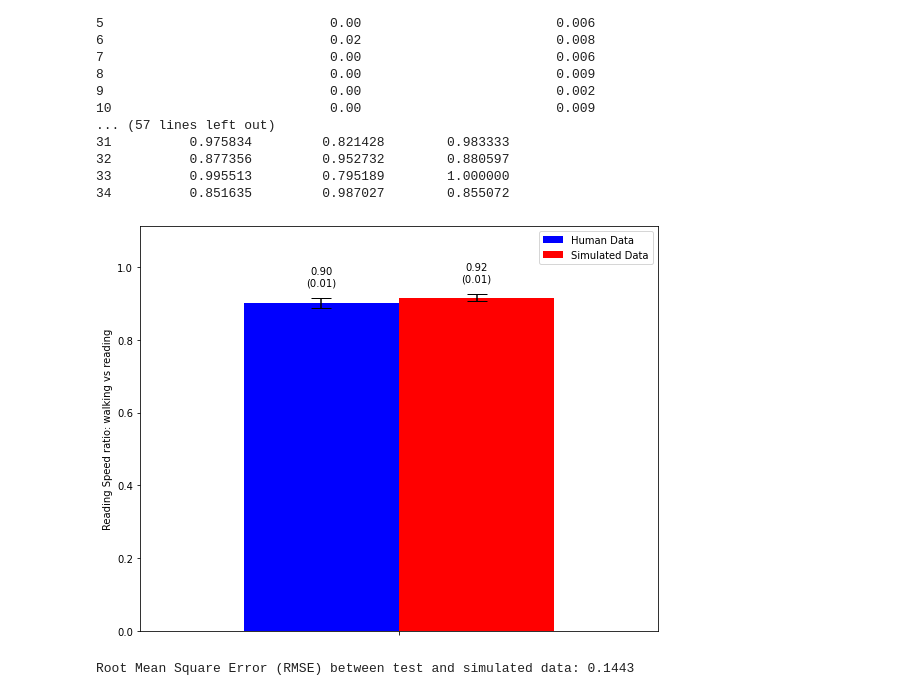
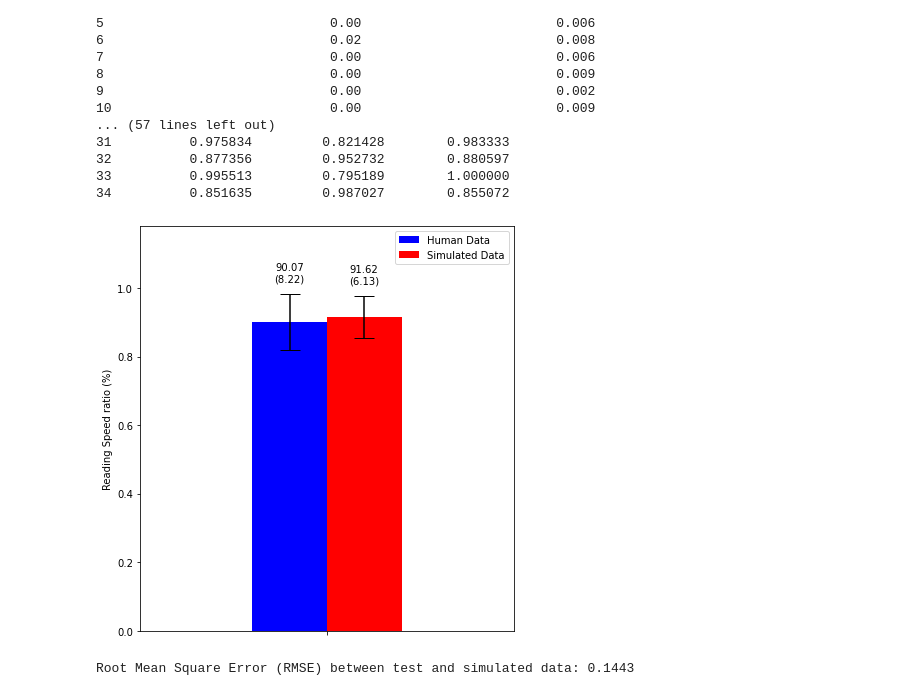
Before and after one commit to BaiYunpeng1949/heads-up-multitasker, a Jupyter notebook: huc/envs/mobile_reading/results/Grid Search and repeated cross validation for the reading speed decrement.ipynb, the cells around one changed output. Cells and saved outputs as stored; diff of their text form; code cells hidden in the pictures.

Commit message:
0826-HUC-POMDPSelect.py-Change sem to std as required by Prof Antti, show more data distribution details.

```diff
--- a/huc/envs/mobile_reading/results/Grid Search and repeated cross validation for the reading speed decrement.ipynb
+++ b/huc/envs/mobile_reading/results/Grid Search and repeated cross validation for the reading speed decrement.ipynb
@@ -75,52 +75,52 @@ labels = ['Walking Reading Speed vs Standing Reading Speed']
 labels = []
 
 # Calculate SEM
-def sem(data):
-    return np.std(data) / np.sqrt(len(data))
+def std(data):
+    return np.std(data) #/ np.sqrt(len(data))
 
 # Extract means and SEM for the test and simulation data
 mean_test_ratio = np.mean(results['test_mean_ratio'])
-sem_test_ratio = sem(results['test_mean_ratio'])
+std_test_ratio = std(results['test_mean_ratio'])
 mean_simulated_ratio = np.mean(results['sim_mean_ratio'])
-sem_simulated_ratio = sem(results['sim_mean_ratio'])
+std_simulated_ratio = std(results['sim_mean_ratio'])
 
 # Plotting
 x = np.array([0.5])  # set the x location to 0.5, so it's centered
-width = 0.3  # bar width
+width = 0.2  # bar width
 
-fig, ax = plt.subplots(figsize=(8, 6))
+fig, ax = plt.subplots(figsize=(6, 6))
 fig.subplots_adjust(left=0.4, right=0.6, top=0.9, bottom=0.2)  # Adjust white space margins
 
-rects1 = ax.bar(x - width/2, mean_test_ratio, width, label='Human Data', color='blue', yerr=sem_test_ratio, capsize=10)
-rects2 = ax.bar(x + width/2, mean_simulated_ratio, width, label='Simulated Data', color='red', yerr=sem_simulated_ratio, capsize=10)
+rects1 = ax.bar(x - width/2, mean_test_ratio, width, label='Human Data', color='blue', yerr=std_test_ratio, capsize=10)
+rects2 = ax.bar(x + width/2, mean_simulated_ratio, width, label='Simulated Data', color='red', yerr=std_simulated_ratio, capsize=10)
 
 # Annotating bars with mean and SEM values
-for rects, mean_val, sem_val in [(rects1, mean_test_ratio, sem_test_ratio), (rects2, mean_simulated_ratio, sem_simulated_ratio)]:
+for rects, mean_val, std_val in [(rects1, mean_test_ratio, std_test_ratio), (rects2, mean_simulated_ratio, std_simulated_ratio)]:
     rect = rects[0]
     height = rect.get_height()
 
     # Annotate with mean value
-    ax.annotate(f'{mean_val:.2f}\n({sem_val:.2f})',
-                xy=(rect.get_x() + rect.get_width() / 2, height + sem_val + 0.02),
+    ax.annotate(f'{mean_val*100:.2f}\n({std_val*100:.2f})',
+                xy=(rect.get_x() + rect.get_width() / 2, height + std_val + 0.02),
                 xytext=(0, 3),  # 3 points vertical offset
                 textcoords="offset points",
                 ha='center', va='bottom')
 
 # Labels, title, and custom x-axis tick labels
-ax.set_ylabel('Reading Speed ratio: walking vs reading')
+ax.set_ylabel('Reading Speed ratio (%)')
 ax.set_xticks(x)
 ax.set_xticklabels(labels)
 ax.legend()
 
 # Adjust y-axis limit
-y_max = max(mean_test_ratio + sem_test_ratio, mean_simulated_ratio + sem_simulated_ratio)
+y_max = max(mean_test_ratio + std_test_ratio, mean_simulated_ratio + std_simulated_ratio)
 ax.set_ylim(0, y_max * 1.2)  # Adding a bit of margin to the top
 ax.set_xlim(0, 1)
 
 fig.tight_layout()
 plt.show()
 # %% [output]
-[figure, old version]
+[figure, new version]
 # %%
 # RMSE
 # Compute RMSE function
```
Also changed, not shown: 2 other files.
